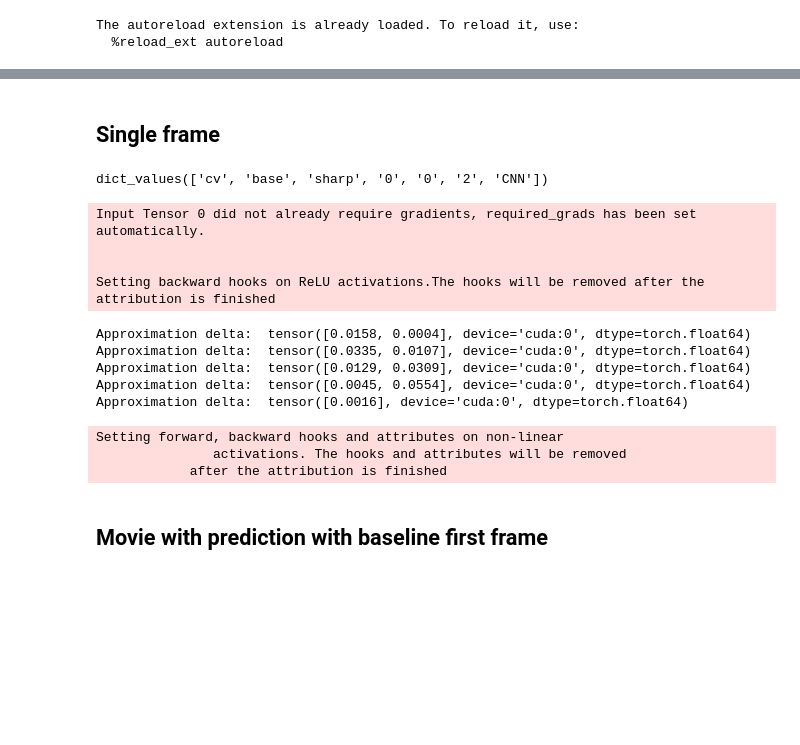
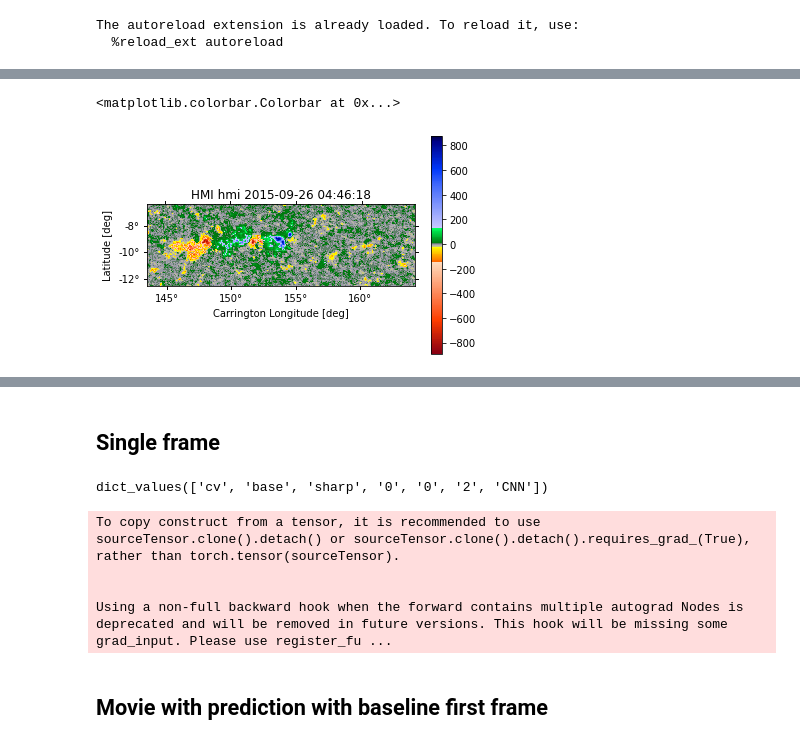
Before and after one commit to ZeyuSun/flare-prediction-smarp, a Jupyter notebook: notebooks/Captum.ipynb, the cells around one changed output, grey strips where cells are left out. Cells and saved outputs as stored; diff of their text form; code cells hidden in the pictures; blank space fills up the shorter version.

Commit message:
Active region full resolution

```diff
--- a/notebooks/Captum.ipynb
+++ b/notebooks/Captum.ipynb
@@ -60,3 +61,13 @@ color_continuous_scale = [
     px.colors.sequential.gray,
     *([px.colors.diverging.RdBu_r] * (len(algorithms)-1)), #balance # white for 0.
 ]
+# %%
+data, header = load_data_and_header('HARP', 5982, pd.to_datetime('2015-09-26 04:48:00'))
+# %%
+import sunpy.visualization.colormaps
+
+# header['cunit1'] = 'arcsec'
+# header['cunit2'] = 'arcsec'
+sunpy.map.Map(data, dict(header.iloc[0])).plot(cmap='hmimag')
+plt.colorbar()
+# %% [output]
@@ -63,3 +82,5 @@ color_continuous_scale = [
+<matplotlib.colorbar.Colorbar at 0x...>
+[figure, added]
 # %%
 df
 # %% [output]
@@ -76,18 +97,10 @@ df
 # %% [markdown]
 ## Single frame
 # %%
-heatmaps = get_heatmaps_from_df(df, algorithms, baseline_type='zero')
+heatmaps = get_heatmaps_from_df(df, algorithms, baseline_type='zero', target_type='neg')
 # %% [output]
 dict_values(['cv', 'base', 'sharp', '0', '0', '2', 'CNN'])
-Input Tensor 0 did not already require gradients, required_grads has been set automatically.
+To copy construct from a tensor, it is recommended to use sourceTensor.clone().detach() or sourceTensor.clone().detach().requires_grad_(True), rather than torch.tensor(sourceTensor).
 
 
-Setting backward hooks on ReLU activations.The hooks will be removed after the attribution is finished
+Using a non-full backward hook when the forward contains multiple autograd Nodes is deprecated and will be removed in future versions. This hook will be missing some grad_input. Please use register_fu ...
-Approximation delta:  tensor([0.0158, 0.0004], device='cuda:0', dtype=torch.float64)
-Approximation delta:  tensor([0.0335, 0.0107], device='cuda:0', dtype=torch.float64)
-Approximation delta:  tensor([0.0129, 0.0309], device='cuda:0', dtype=torch.float64)
-Approximation delta:  tensor([0.0045, 0.0554], device='cuda:0', dtype=torch.float64)
-Approximation delta:  tensor([0.0016], device='cuda:0', dtype=torch.float64)
-Setting forward, backward hooks and attributes on non-linear
-               activations. The hooks and attributes will be removed
-            after the attribution is finished
```
Also changed, not shown: parts of 16 cells of this notebook, 1 other file.
